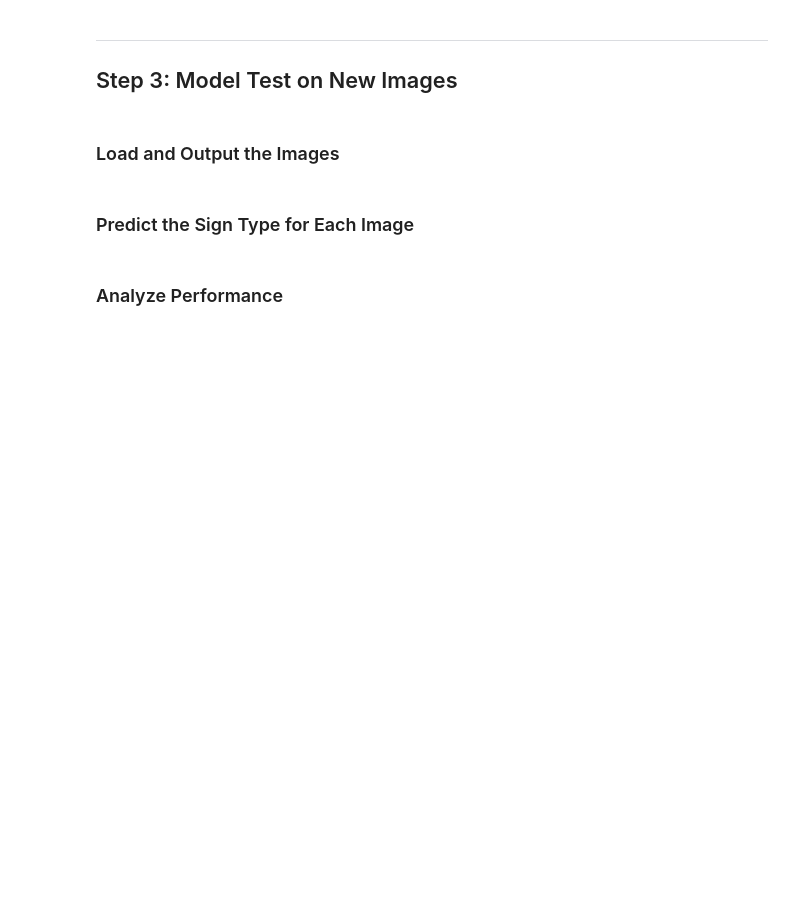
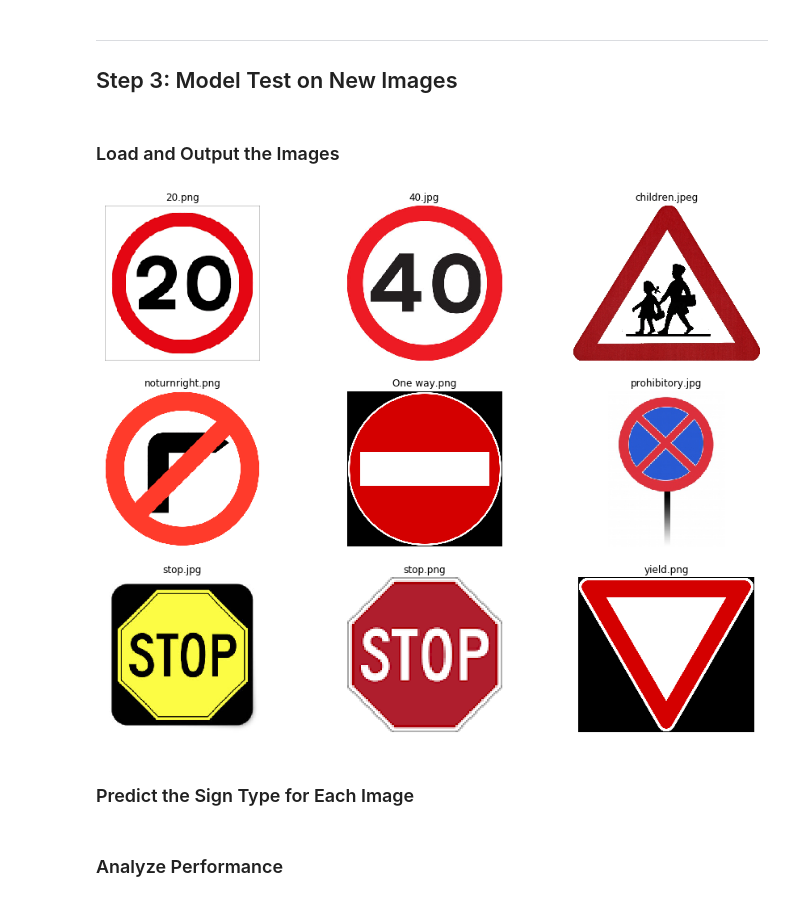
Before and after one commit to gagolucasm/Traffic-Sign-Classifier, a Jupyter notebook: Traffic_Sign_Classifier.ipynb, the cells around one changed output. Drawn from its saved outputs; the diff is of its cells as text; code cells hidden in the pictures; blank space fills up the shorter version.

```diff
--- a/Traffic_Sign_Classifier.ipynb
+++ b/Traffic_Sign_Classifier.ipynb
@@ -209,6 +215,6 @@ Wall time: 2.25 s
 # %%
-X_train=train_features
-y_train=train_labels
+X_train=train_features_arg
+y_train=train_labels_arg
 # %%
 # Normalize between -1 and 1
 X_train=np.array(X_train)
@@ -380,12 +367,39 @@ Test Accuracy = 0.963
 ## Step 3: Model  Test on New Images
 # %% [markdown]
 ### Load and Output the Images
-# %%
-def process_image(directoy):
-    image = cv2.imread(directoy)
-    image = cv2.resize(image,(32,32))
-    #image = cv2.cvtColor(image,cv2.COLOR_BGR2RGB)
-    image = (image-128)/128
-    return image
+# %%
+def read_image(directoy):
+    image = cv2.imread(directoy)
+    image = cv2.cvtColor(image,cv2.COLOR_BGR2RGB)
+    return image
+
+def process_image(image):
+    image = cv2.resize(image,(32,32))
+    image = (image-128)/128
+    return image
+
+
+def showGrid(h,w,X,Y):
+    plt.figure(figsize = (16,12))
+    gs1 = gridspec.GridSpec(h,w)
+    gs1.update(wspace=0.02, hspace=0.2) # set the spacing between axes.
+    for i in range(h*w):
+        ax1 = plt.subplot(gs1[i])
+        plt.axis('on')
+        ax1.set_xticklabels([])
+        ax1.set_yticklabels([])
+        ax1.set_aspect('equal')
+        plt.imshow(X[i])
+        plt.title(Y[i])
+        plt.axis('off')
+    plt.show()
+# %%
+names = [name for name in os.listdir("./images/")]
+newdata = [read_image("./images/"+name) for name in names]
+newdata_processed=[process_image(img) for img in newdata]
+newdata_processed = np.array(newdata_processed ,dtype = np.float32)
+showGrid(3,3,(newdata),names)
+# %% [output]
+[figure, added]
 # %% [markdown]
 ### Predict the Sign Type for Each Image
```
Also changed, not shown: parts of 12 cells of this notebook, 10 other files.
